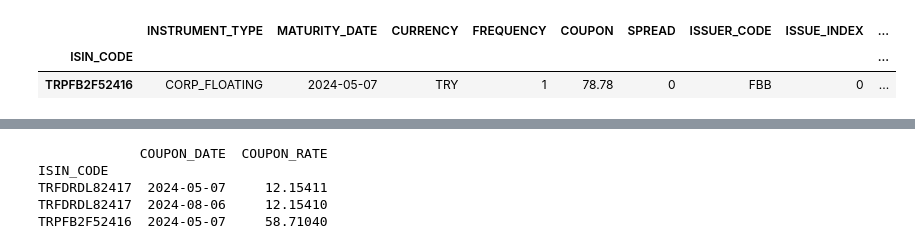
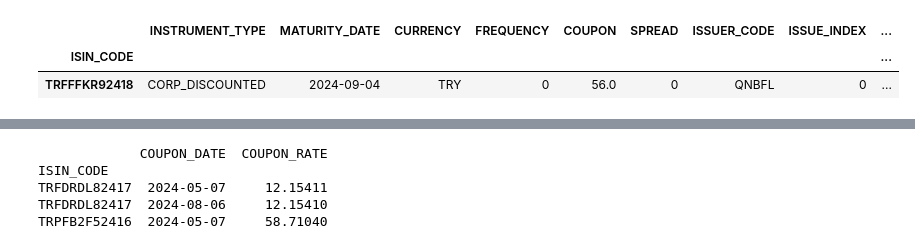
Before and after one commit to adevrent/ra_forecaster, a Jupyter notebook: Notebooks/kap.ipynb, the cells around one changed output, grey strips where cells are left out. Drawn from its saved outputs; the diff is of its cells as text; code cells hidden in the pictures.

```diff
--- a/Notebooks/kap.ipynb
+++ b/Notebooks/kap.ipynb
@@ -294,11 +355,11 @@ df2
 # %%
-infolist = ["1282416", False, "FBB"]
+infolist = ["1283084", False, "QNBFL"]
 df1, df2 = get_security_params(infolist)
 df1
 # %% [output]
 |  | INSTRUMENT_TYPE | MATURITY_DATE | CURRENCY | FREQUENCY | COUPON | SPREAD | ISSUER_CODE | ISSUE_INDEX | ... |
 | ISIN_CODE |  |  |  |  |  |  |  |  | ... |
-| TRPFB2F52416 | CORP_FLOATING | 2024-05-07 | TRY | 1 | 78.78 | 0 | FBB | 0 | ... |
+| TRFFFKR92418 | CORP_DISCOUNTED | 2024-09-04 | TRY | 0 | 56.0 | 0 | QNBFL | 0 | ... |
 # %%
 df2
 # %% [output]
```
Also changed, not shown: parts of 12 cells of this notebook, 1 other file.
